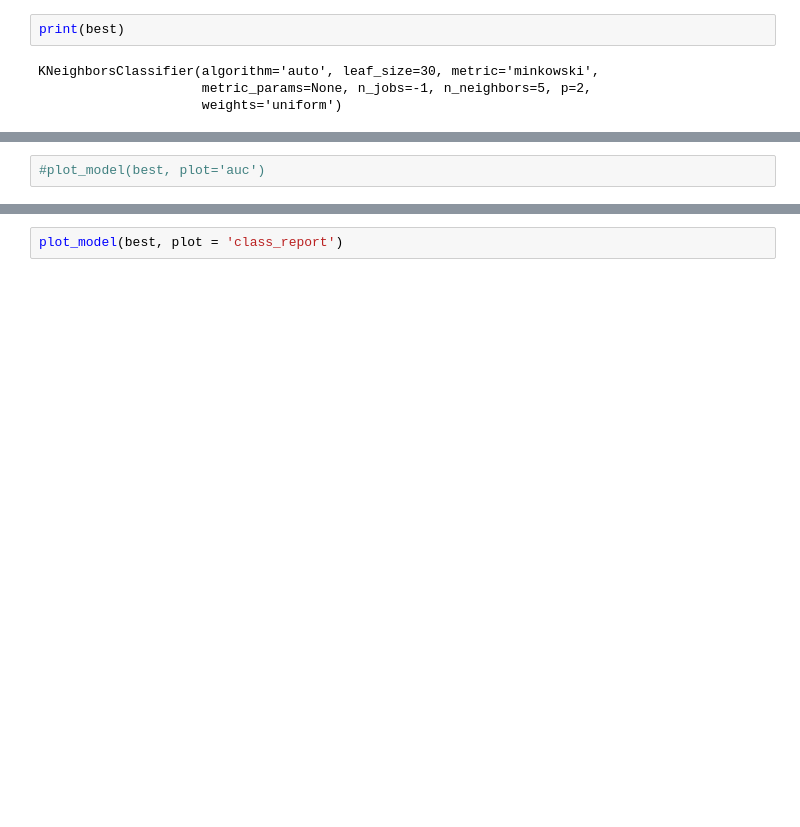
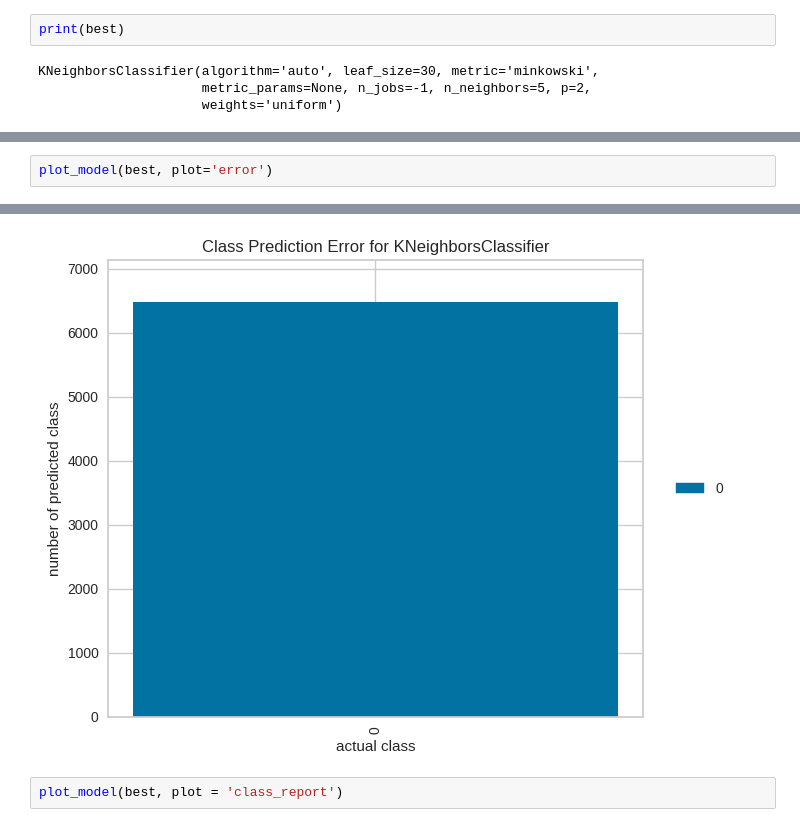
Before and after one commit to VivianeSouza923/Wproject_Iot, a Jupyter notebook: Treinamento_Bot_Iot.ipynb, the cells around one changed output, grey strips where cells are left out. Drawn from its saved outputs; the diff is of its cells as text; blank space fills up the shorter version.

```diff
--- a/Treinamento_Bot_Iot.ipynb
+++ b/Treinamento_Bot_Iot.ipynb
@@ -113,2 +149,3 @@ interactive(children=(ToggleButtons(description='Plot Type:', icons=('',), optio
-# %%
-#plot_model(best, plot='auc')
+# %%
+plot_model(best, plot='error')
+# %% [output]
@@ -115,3 +153,4 @@ interactive(children=(ToggleButtons(description='Plot Type:', icons=('',), optio
+[figure, added]
 # %%
 plot_model(best, plot = 'class_report')
 # %% [output]
```
Also changed, not shown: parts of 9 cells of this notebook.
